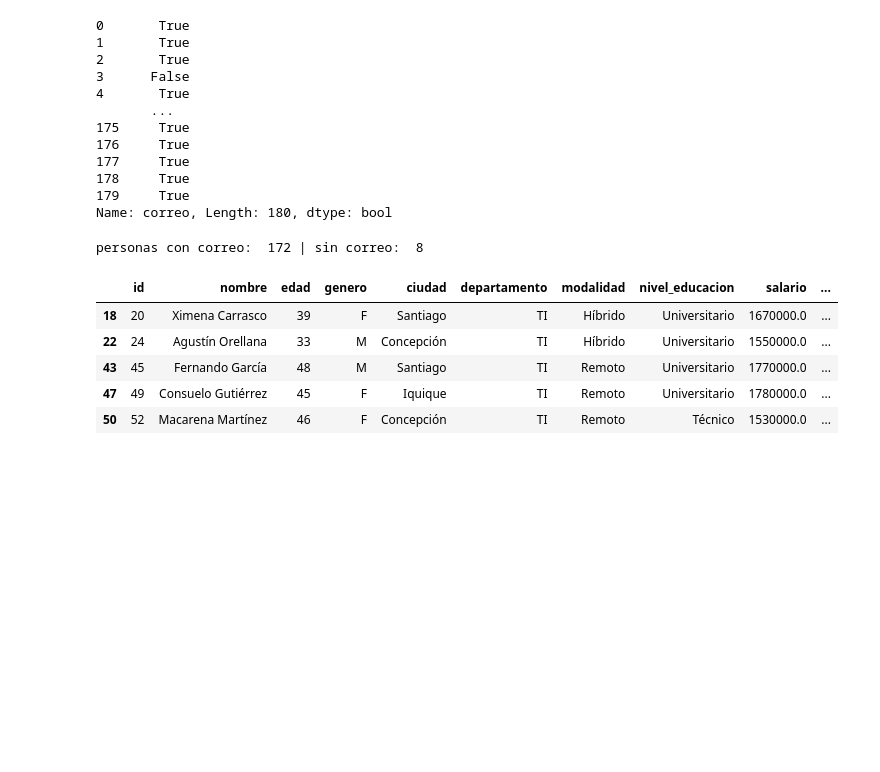
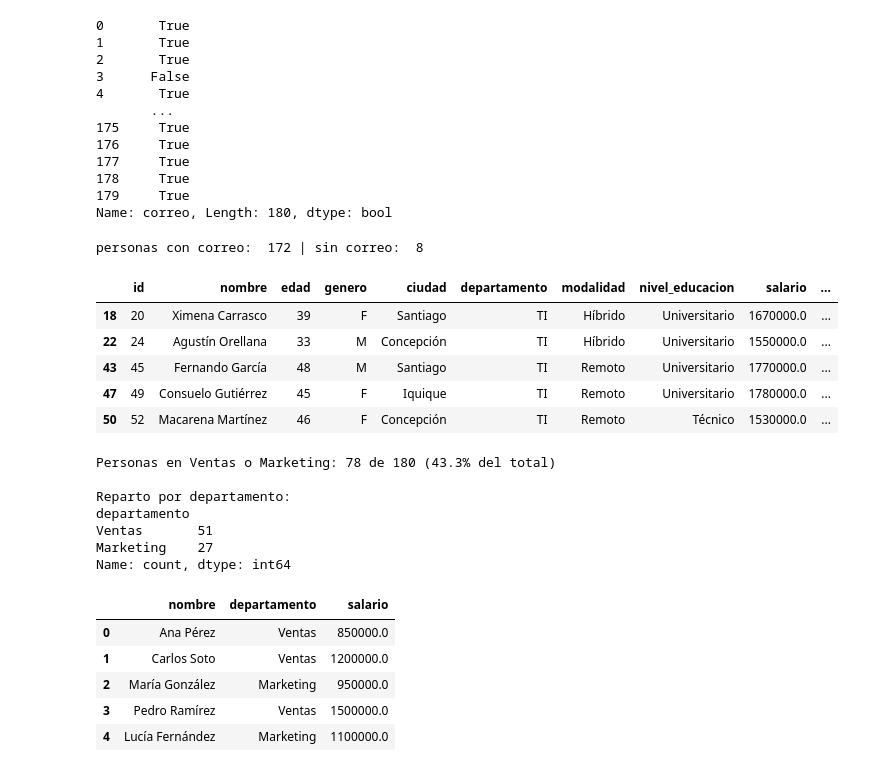
Before and after one commit to MiguelAngelRamos/ejercicio-2-analisis-datos, a Jupyter notebook: ejercicio-2.ipynb, the cells around one changed output. Cells and saved outputs as stored; diff of their text form; code cells hidden in the pictures; blank space fills up the shorter version.

Commit message:
in en querys

```diff
--- a/ejercicio-2.ipynb
+++ b/ejercicio-2.ipynb
@@ -558,0 +559,23 @@ df.query('departamento == "TI" and salario > 1_500_000').head()
+# %%
+ventas_o_marketing = df.query('departamento == "Ventas" or departamento == "Marketing"')
+print(f"Personas en Ventas o Marketing: {len(ventas_o_marketing)} de {len(df)} " f"({len(ventas_o_marketing)/len(df):.1%} del total)")
+
+print("\nReparto por departamento: ")
+print(ventas_o_marketing["departamento"].value_counts())
+
+# Renderizacion
+display(ventas_o_marketing[["nombre", "departamento", "salario"]].head())
+# %% [output]
+Personas en Ventas o Marketing: 78 de 180 (43.3% del total)
+
+Reparto por departamento:
+departamento
+Ventas       51
+Marketing    27
+Name: count, dtype: int64
+|  | nombre | departamento | salario |
+| 0 | Ana Pérez | Ventas | 850000.0 |
+| 1 | Carlos Soto | Ventas | 1200000.0 |
+| 2 | María González | Marketing | 950000.0 |
+| 3 | Pedro Ramírez | Ventas | 1500000.0 |
+| 4 | Lucía Fernández | Marketing | 1100000.0 |
```
Also changed, not shown: parts of 2 cells of this notebook.
